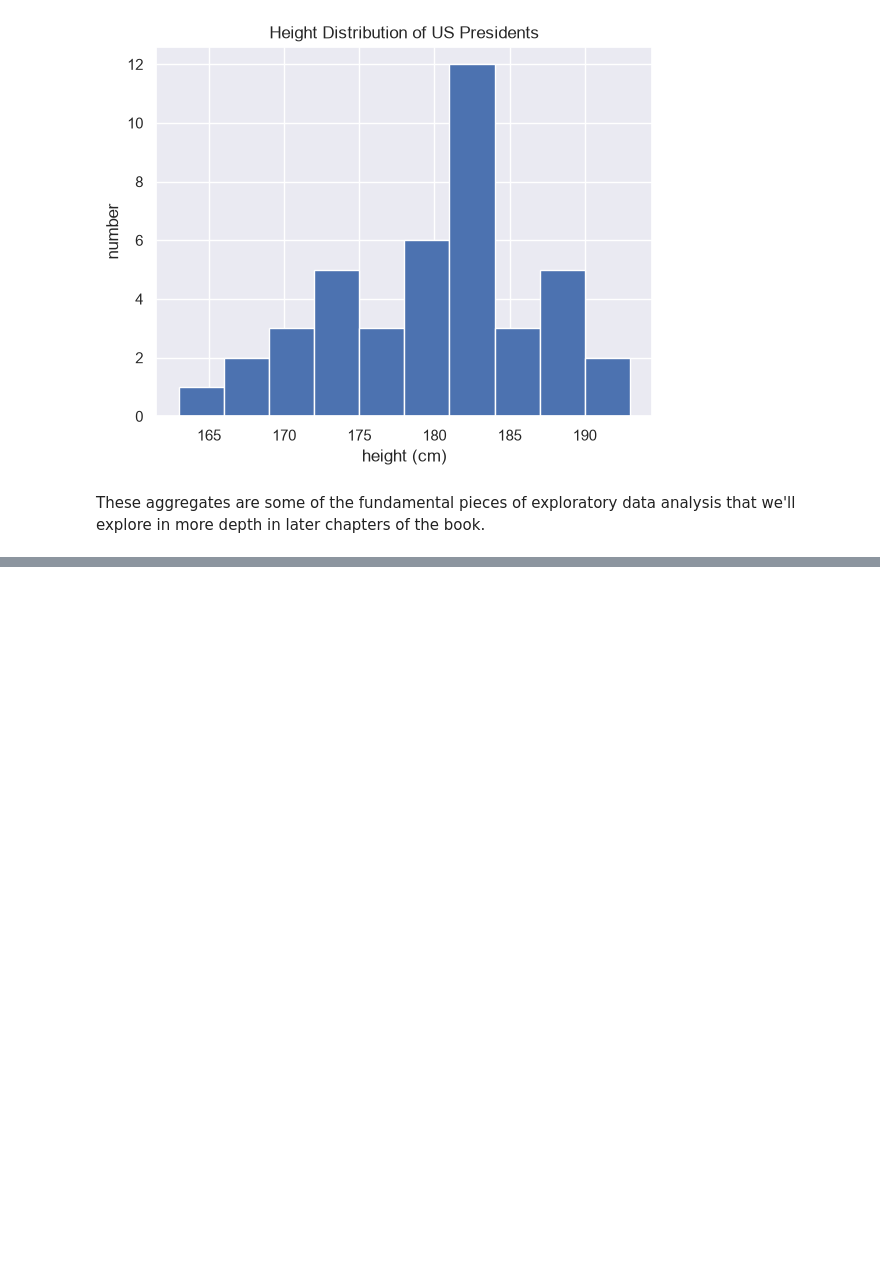
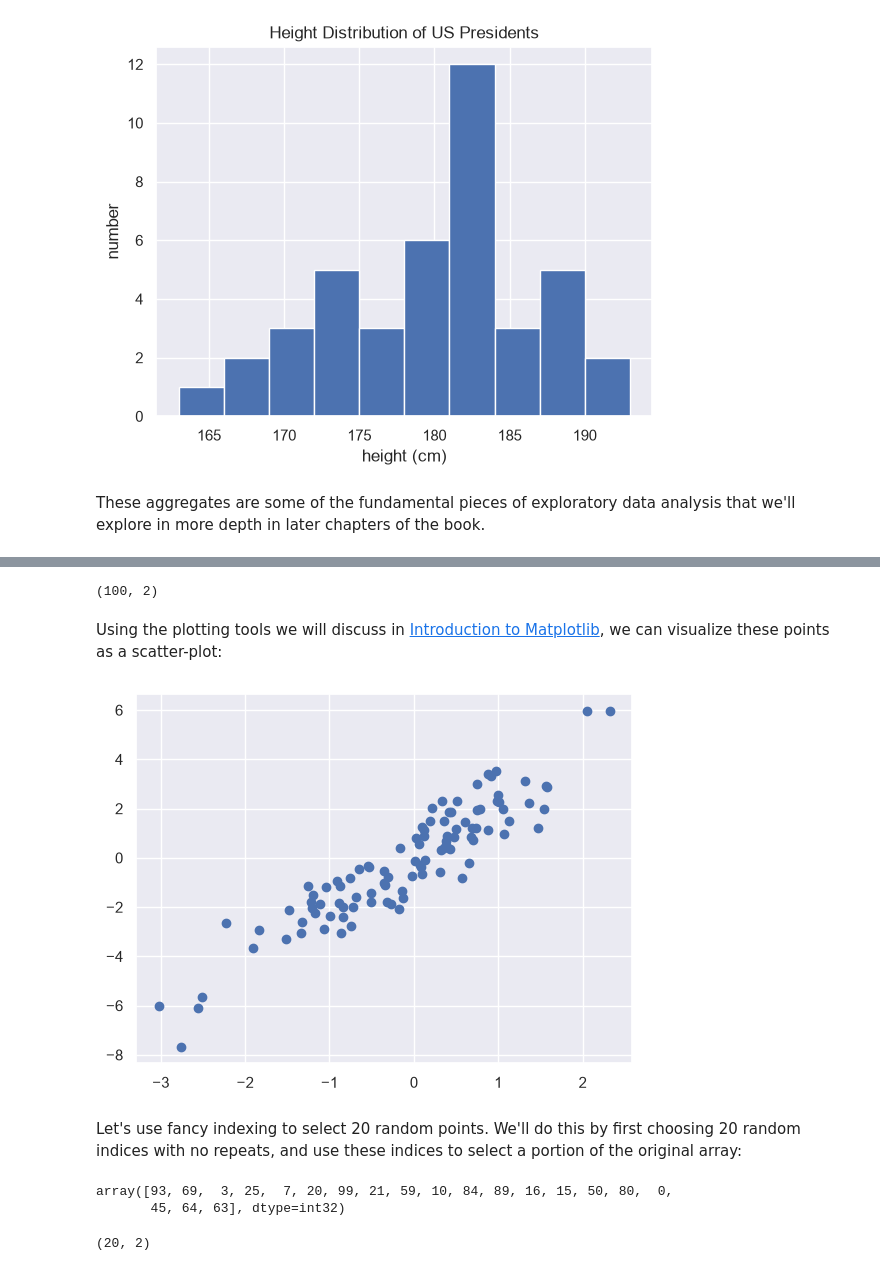
Before and after one commit to adriamedinaa-ang/icd2026, a Jupyter notebook: Books/Bloque 2.ipynb, the cells around one changed output, grey strips where cells are left out. Saved outputs shown, nothing was run; the diff lists cells and outputs as text; code cells hidden in the pictures; blank space fills up the shorter version.

```diff
--- a/Books/Bloque 2.ipynb
+++ b/Books/Bloque 2.ipynb
@@ -1368,0 +1986,6 @@ These aggregates are some of the fundamental pieces of exploratory data analysis
+# %%
+import numpy as np
+rand = np.random.RandomState(42)
+
+x = rand.randint(100, size=10)
+print(x)
@@ -1368,0 +2093,31 @@ These aggregates are some of the fundamental pieces of exploratory data analysis
+# %%
+mean = [0, 0]
+cov = [[1, 2],
+       [2, 5]]
+X = rand.multivariate_normal(mean, cov, 100)
+X.shape
+# %% [output]
+(100, 2)
+# %% [markdown]
+Using the plotting tools we will discuss in [Introduction to Matplotlib](04.00-Introduction-To-Matplotlib.ipynb), we can visualize these points as a scatter-plot:
+# %%
+%matplotlib inline
+import matplotlib.pyplot as plt
+import seaborn; seaborn.set()  # for plot styling
+
+plt.scatter(X[:, 0], X[:, 1]);
+# %% [output]
+[figure, added]
+# %% [markdown]
+Let's use fancy indexing to select 20 random points. We'll do this by first choosing 20 random indices with no repeats, and use these indices to select a portion of the original array:
+# %%
+indices = np.random.choice(X.shape[0], 20, replace=False)
+indices
+# %% [output]
+array([93, 69,  3, 25,  7, 20, 99, 21, 59, 10, 84, 89, 16, 15, 50, 80,  0,
+       45, 64, 63], dtype=int32)
+# %%
+selection = X[indices]  # fancy indexing here
+selection.shape
+# %% [output]
+(20, 2)
```
Also changed, not shown: parts of 269 cells of this notebook, 1 other file.
